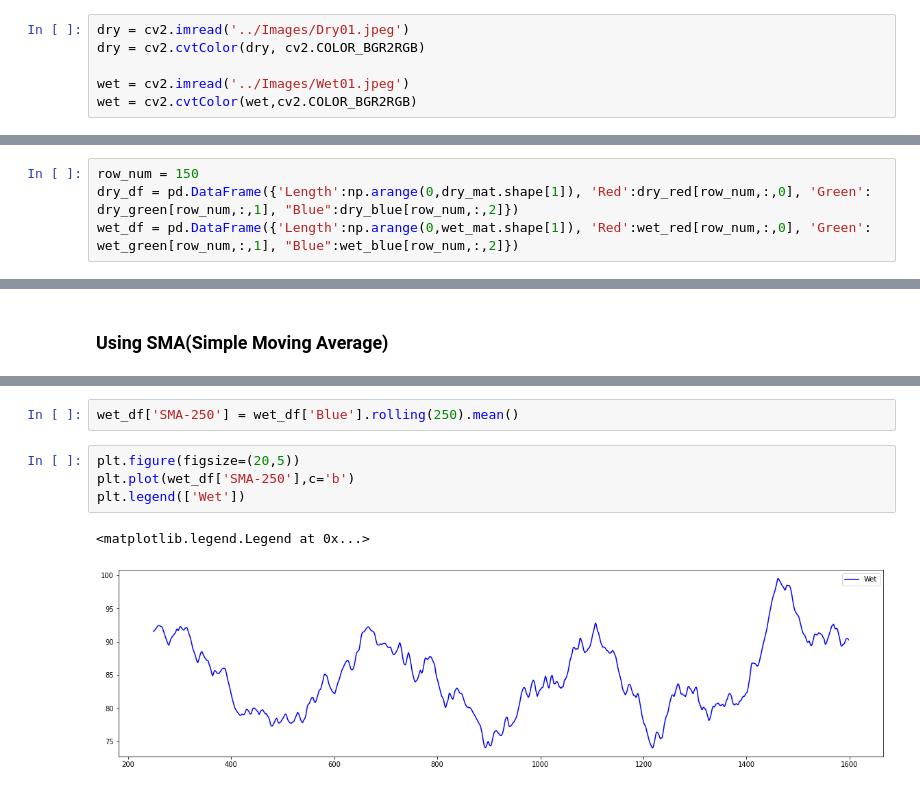
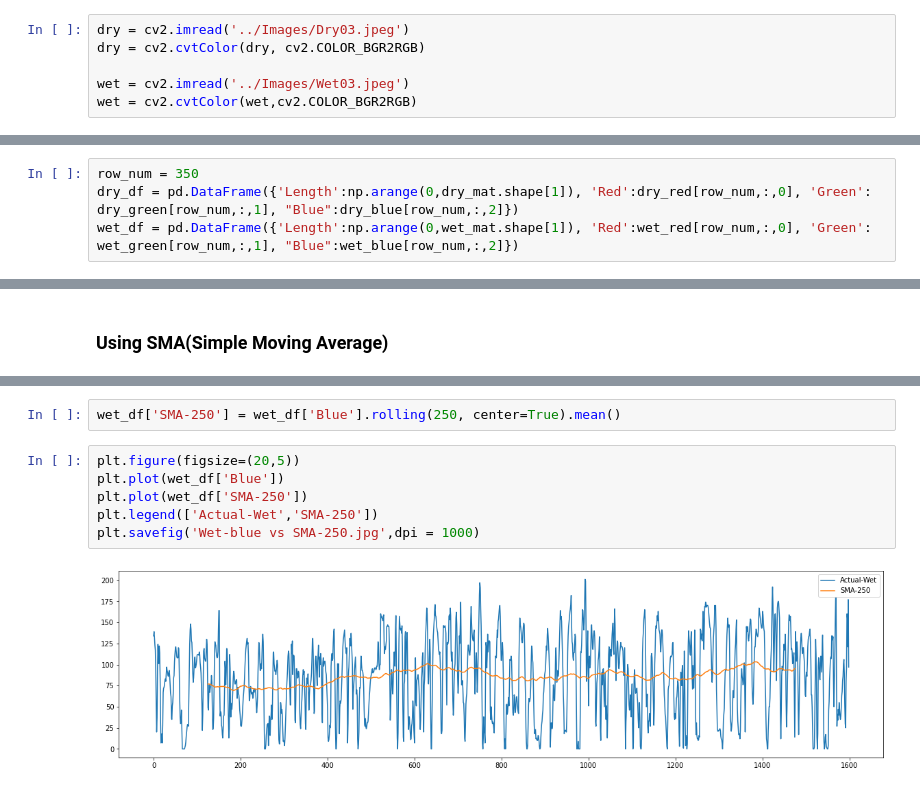
Before and after one commit to aawladd/ml-projects, a Jupyter notebook: Seed Study/03 value VS L/Read Image.ipynb, the cells around one changed output, grey strips where cells are left out. Saved outputs shown, nothing was run; the diff lists cells and outputs as text.

Commit message:
Change SMA-mean left to center

```diff
--- a/Seed Study/03 value VS L/Read Image.ipynb
+++ b/Seed Study/03 value VS L/Read Image.ipynb
@@ -4,10 +4,10 @@ import matplotlib.pyplot as plt
 import numpy as np
 import pandas as pd
 # %%
-dry = cv2.imread('../Images/Dry01.jpeg')
+dry = cv2.imread('../Images/Dry03.jpeg')
 dry = cv2.cvtColor(dry, cv2.COLOR_BGR2RGB)
 
-wet = cv2.imread('../Images/Wet01.jpeg')
+wet = cv2.imread('../Images/Wet03.jpeg')
 wet = cv2.cvtColor(wet,cv2.COLOR_BGR2RGB)
 # %%
 cv2.imshow("Dry Image", cv2.cvtColor(dry, cv2.COLOR_BGR2RGB))
@@ -56,5 +56,5 @@ plt.savefig("Extract Color Channel Dry vs Wet.jpg", dpi = 1000)
 # %%
-row_num = 150
+row_num = 350
 dry_df = pd.DataFrame({'Length':np.arange(0,dry_mat.shape[1]), 'Red':dry_red[row_num,:,0], 'Green': dry_green[row_num,:,1], "Blue":dry_blue[row_num,:,2]})
 wet_df = pd.DataFrame({'Length':np.arange(0,wet_mat.shape[1]), 'Red':wet_red[row_num,:,0], 'Green': wet_green[row_num,:,1], "Blue":wet_blue[row_num,:,2]})
 # %%
@@ -89,12 +89,13 @@ plt.legend(['Dry'])
 # %%
-wet_df['SMA-250'] = wet_df['Blue'].rolling(250).mean()
+wet_df['SMA-250'] = wet_df['Blue'].rolling(250, center=True).mean()
 # %%
 plt.figure(figsize=(20,5))
-plt.plot(wet_df['SMA-250'],c='b')
-plt.legend(['Wet'])
+plt.plot(wet_df['Blue'])
+plt.plot(wet_df['SMA-250'])
+plt.legend(['Actual-Wet','SMA-250'])
+plt.savefig('Wet-blue vs SMA-250.jpg',dpi = 1000)
 # %% [output]
-<matplotlib.legend.Legend at 0x...>
-[figure, old version]
+[figure, new version]
 # %%
 plt.figure(figsize=(20,5))
 plt.plot(dry_df['SMA-250'],c='r')
```
Also changed, not shown: parts of 7 cells of this notebook, 3 other files.
